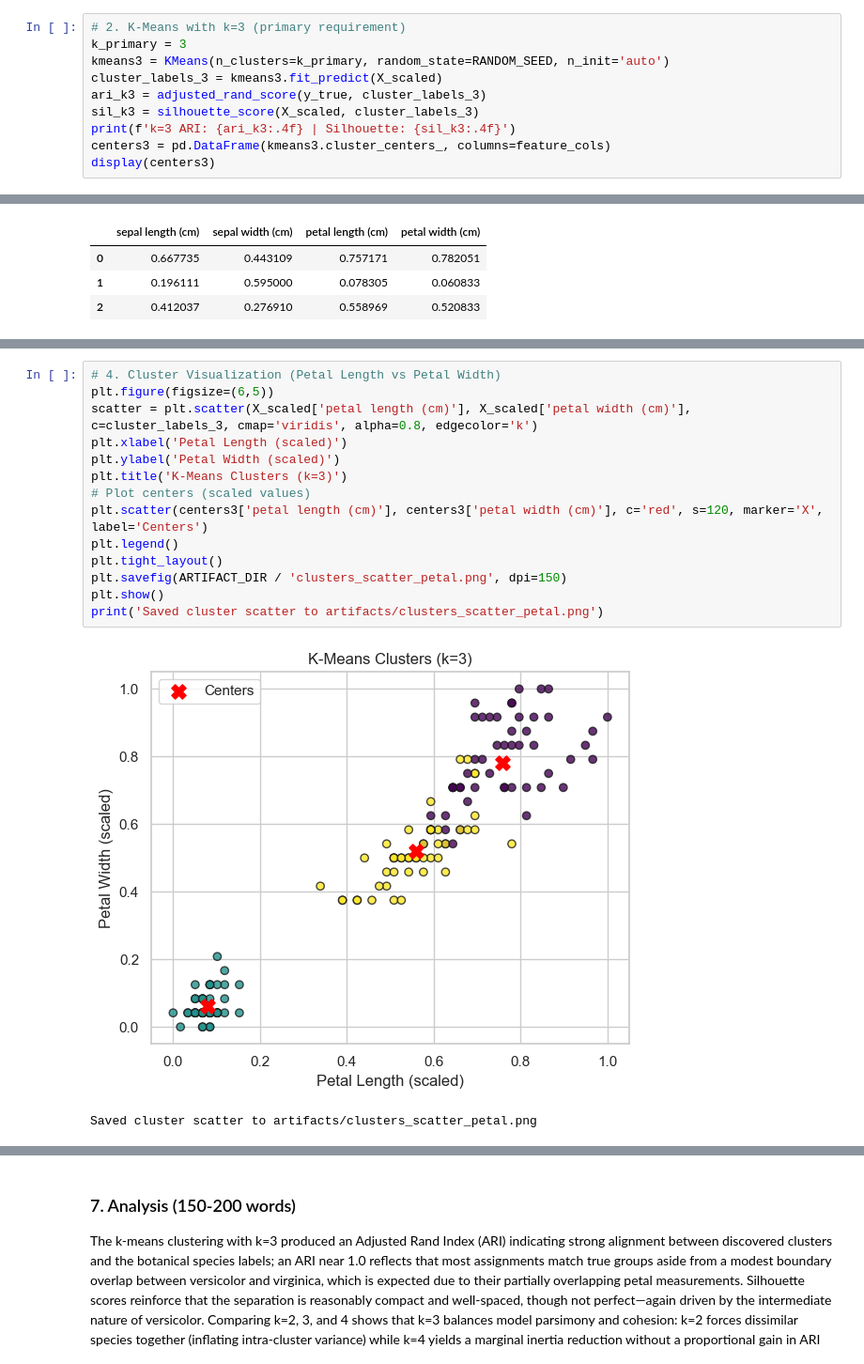
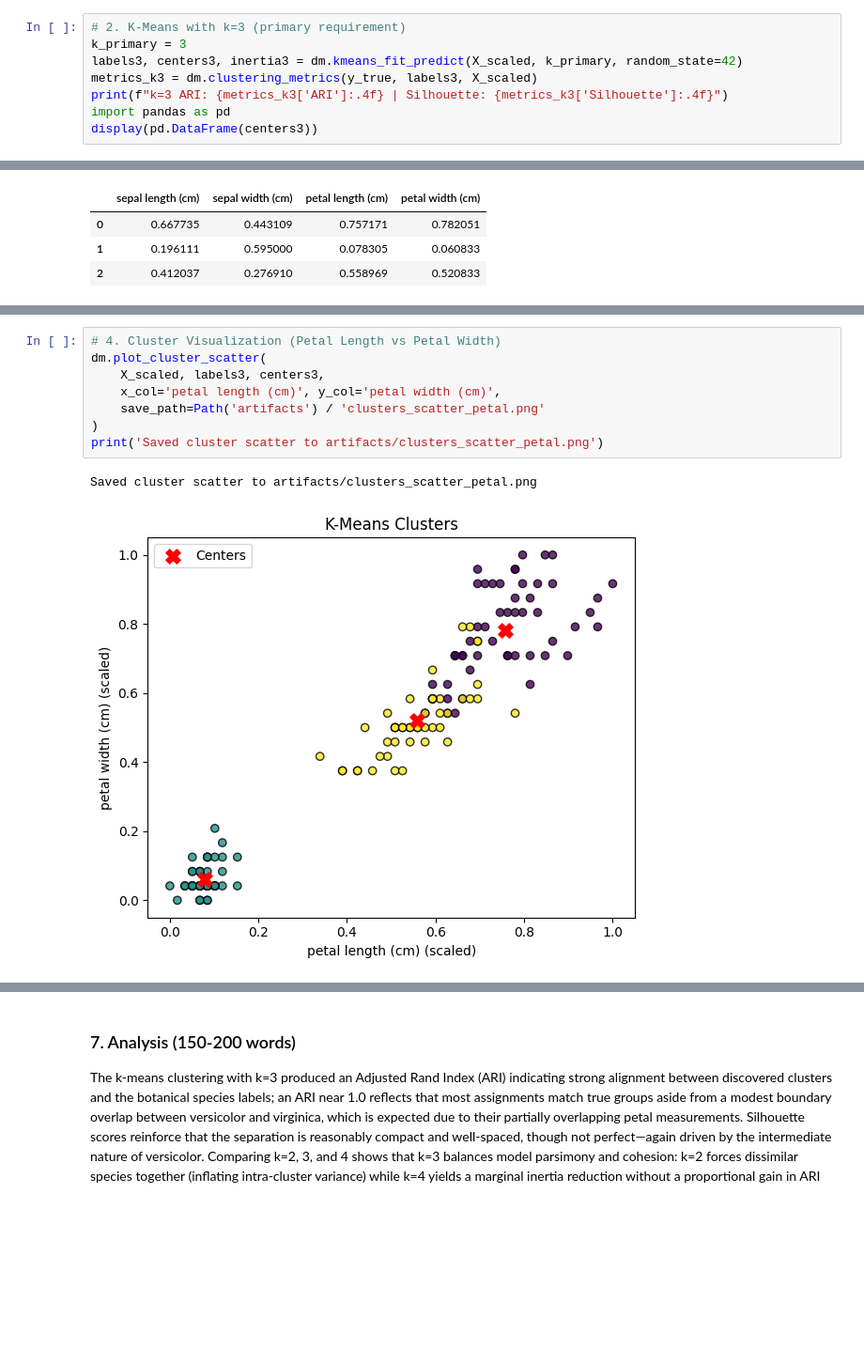
Before and after one commit to jpchawanda1/DSA2040_Practical_Exam_Justice_444, a Jupyter notebook: data_mining_notebook/task2_clustering.ipynb, the cells around one changed output, grey strips where cells are left out. Shown at 94% size. Cells and saved outputs as stored; diff of their text form; blank space fills up the shorter version.

```diff
--- a/data_mining_notebook/task2_clustering.ipynb
+++ b/data_mining_notebook/task2_clustering.ipynb
@@ -67,13 +53,11 @@ Class distribution: {np.str_('setosa'): 50, np.str_('versicolor'): 50, np.str_('
 # %%
 # 2. K-Means with k=3 (primary requirement)
 k_primary = 3
-kmeans3 = KMeans(n_clusters=k_primary, random_state=RANDOM_SEED, n_init='auto')
-cluster_labels_3 = kmeans3.fit_predict(X_scaled)
-ari_k3 = adjusted_rand_score(y_true, cluster_labels_3)
-sil_k3 = silhouette_score(X_scaled, cluster_labels_3)
-print(f'k=3 ARI: {ari_k3:.4f} | Silhouette: {sil_k3:.4f}')
-centers3 = pd.DataFrame(kmeans3.cluster_centers_, columns=feature_cols)
-display(centers3)
+labels3, centers3, inertia3 = dm.kmeans_fit_predict(X_scaled, k_primary, random_state=42)
+metrics_k3 = dm.clustering_metrics(y_true, labels3, X_scaled)
+print(f"k=3 ARI: {metrics_k3['ARI']:.4f} | Silhouette: {metrics_k3['Silhouette']:.4f}")
+import pandas as pd
+display(pd.DataFrame(centers3))
 # %% [output]
 k=3 ARI: 0.7009 | Silhouette: 0.4829
 |  | sepal length (cm) | sepal width (cm) | petal length (cm) | petal width (cm) |
@@ -121,18 +90,12 @@ Saved elbow curve to artifacts/elbow_curve.png
 # %%
 # 4. Cluster Visualization (Petal Length vs Petal Width)
-plt.figure(figsize=(6,5))
-scatter = plt.scatter(X_scaled['petal length (cm)'], X_scaled['petal width (cm)'], c=cluster_labels_3, cmap='viridis', alpha=0.8, edgecolor='k')
-plt.xlabel('Petal Length (scaled)')
-plt.ylabel('Petal Width (scaled)')
-plt.title('K-Means Clusters (k=3)')
-# Plot centers (scaled values)
-plt.scatter(centers3['petal length (cm)'], centers3['petal width (cm)'], c='red', s=120, marker='X', label='Centers')
-plt.legend()
-plt.tight_layout()
-plt.savefig(ARTIFACT_DIR / 'clusters_scatter_petal.png', dpi=150)
-plt.show()
+dm.plot_cluster_scatter(
+    X_scaled, labels3, centers3,
+    x_col='petal length (cm)', y_col='petal width (cm)',
+    save_path=Path('artifacts') / 'clusters_scatter_petal.png'
+)
 print('Saved cluster scatter to artifacts/clusters_scatter_petal.png')
 # %% [output]
+Saved cluster scatter to artifacts/clusters_scatter_petal.png
-[figure, old version]
+[figure, new version]
-Saved cluster scatter to artifacts/clusters_scatter_petal.png
 # %%
```
Also changed, not shown: parts of 7 cells of this notebook, 18 other files.
